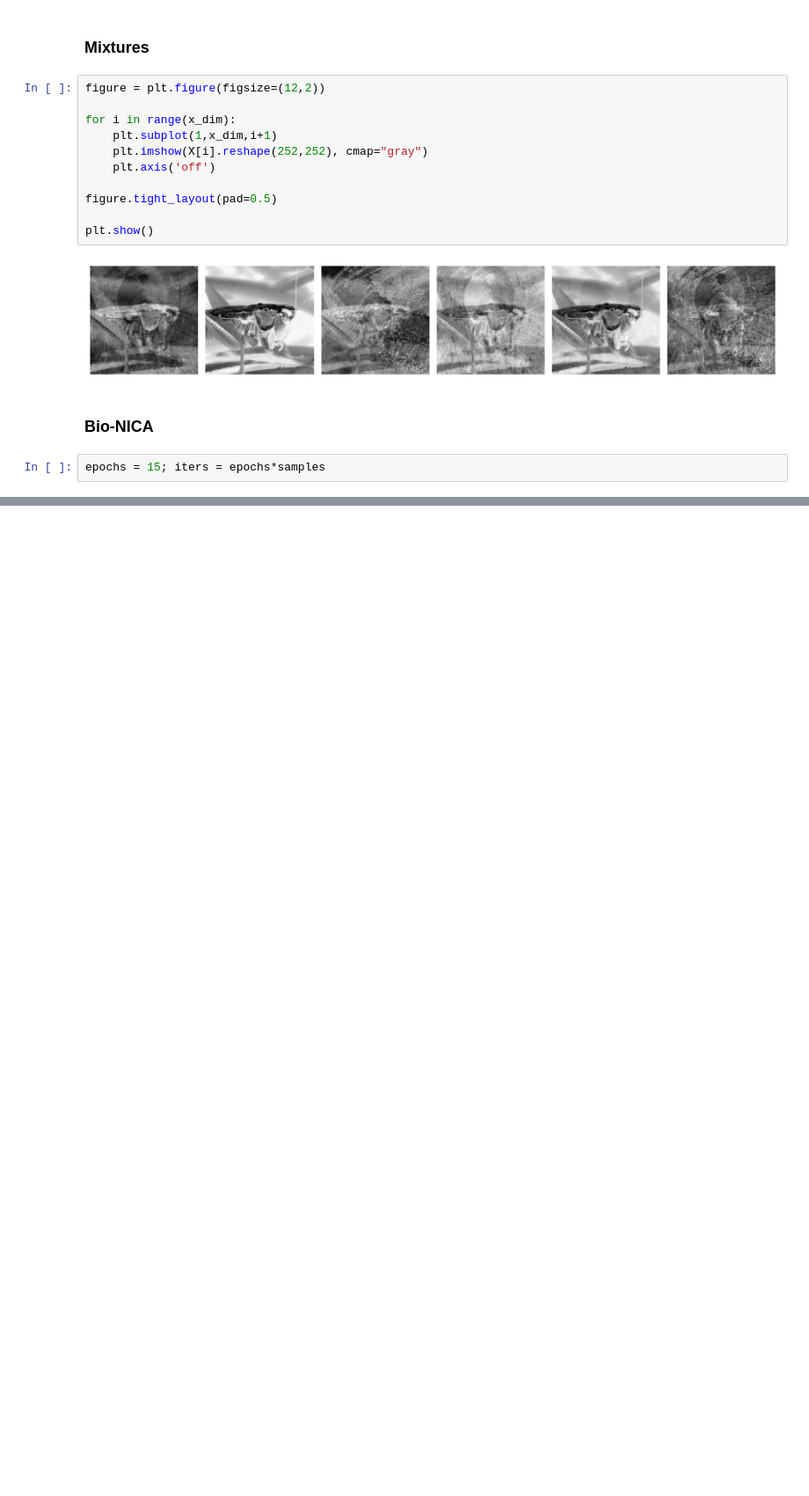
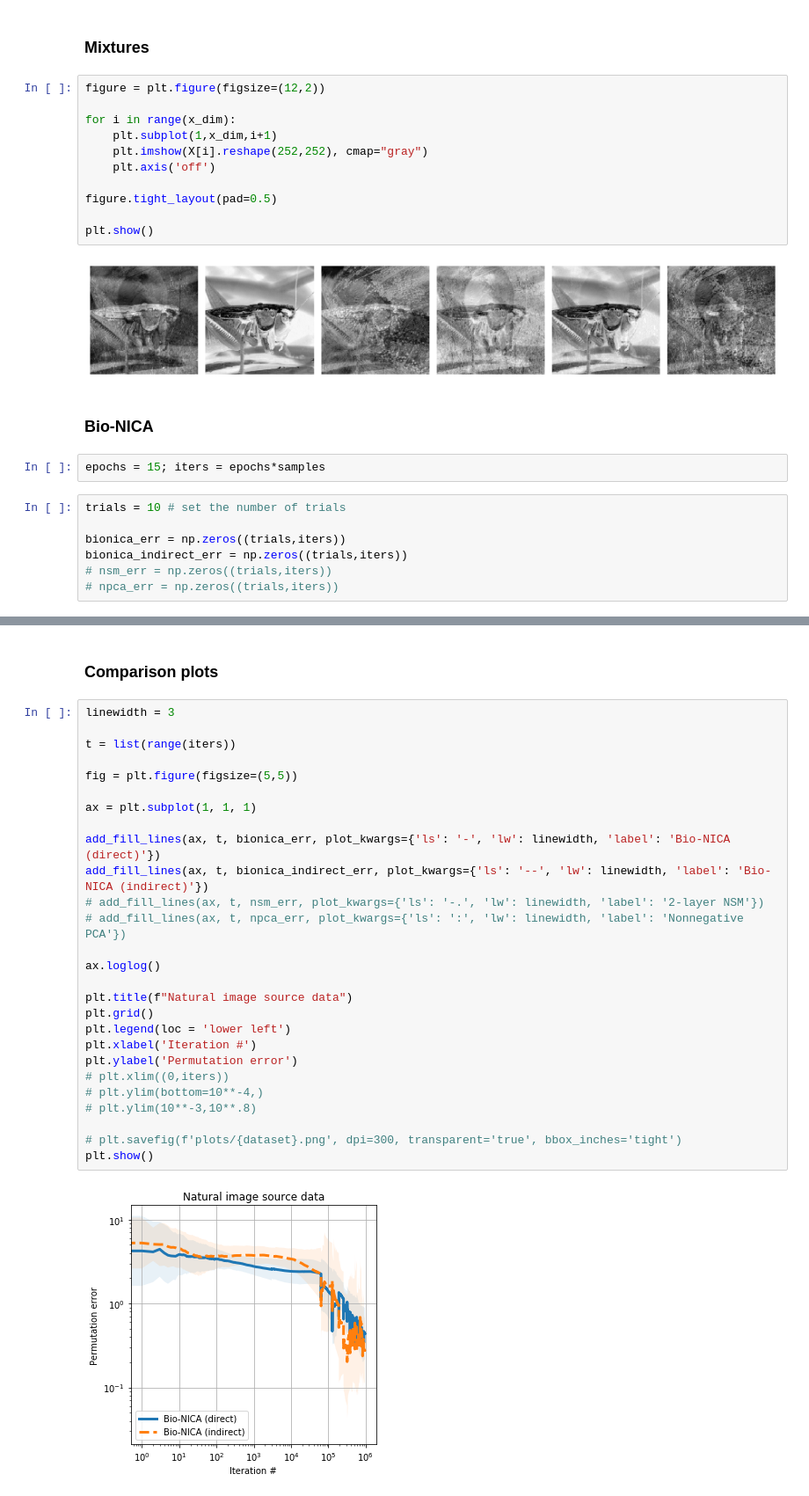
Before and after one commit to flatironinstitute/bio-nica, a Jupyter notebook: demo_image.ipynb, the cells around one changed output, grey strips where cells are left out. Shown: that part at 88% size. Drawn from its saved outputs; the diff is of its cells as text; blank space fills up the shorter version.

```diff
--- a/demo_image.ipynb
+++ b/demo_image.ipynb
@@ -51,4 +51,11 @@ plt.show()
 ### Bio-NICA
 # %%
 epochs = 15; iters = epochs*samples
+# %%
+trials = 10 # set the number of trials
+
+bionica_err = np.zeros((trials,iters))
+bionica_indirect_err = np.zeros((trials,iters))
+# nsm_err = np.zeros((trials,iters))
+# npca_err = np.zeros((trials,iters))
 # %%
@@ -117,0 +183,31 @@ Recovered sources:
+# %% [markdown]
+### Comparison plots
+# %%
+linewidth = 3
+
+t = list(range(iters))
+
+fig = plt.figure(figsize=(5,5))
+
+ax = plt.subplot(1, 1, 1)
+
+add_fill_lines(ax, t, bionica_err, plot_kwargs={'ls': '-', 'lw': linewidth, 'label': 'Bio-NICA (direct)'})
+add_fill_lines(ax, t, bionica_indirect_err, plot_kwargs={'ls': '--', 'lw': linewidth, 'label': 'Bio-NICA (indirect)'})
+# add_fill_lines(ax, t, nsm_err, plot_kwargs={'ls': '-.', 'lw': linewidth, 'label': '2-layer NSM'})
+# add_fill_lines(ax, t, npca_err, plot_kwargs={'ls': ':', 'lw': linewidth, 'label': 'Nonnegative PCA'})
+
+ax.loglog()
+
+plt.title(f"Natural image source data")
+plt.grid()
+plt.legend(loc = 'lower left')
+plt.xlabel('Iteration #')
+plt.ylabel('Permutation error')
+# plt.xlim((0,iters))
+# plt.ylim(bottom=10**-4,)
+# plt.ylim(10**-3,10**.8)
+
+# plt.savefig(f'plots/{dataset}.png', dpi=300, transparent='true', bbox_inches='tight')
+plt.show()
+# %% [output]
+[figure, added]
```
Also changed, not shown: parts of 3 cells of this notebook, 2 other files.
